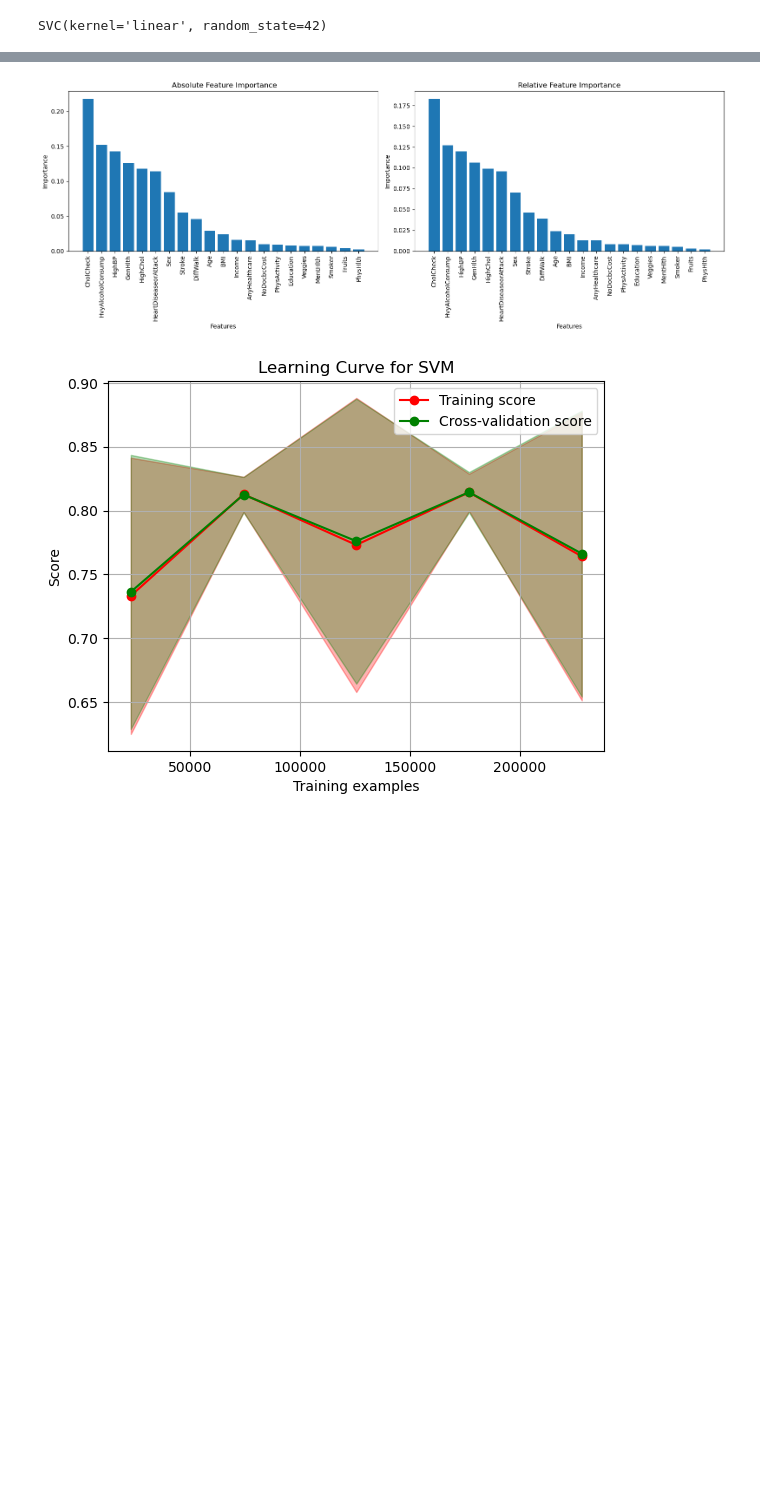
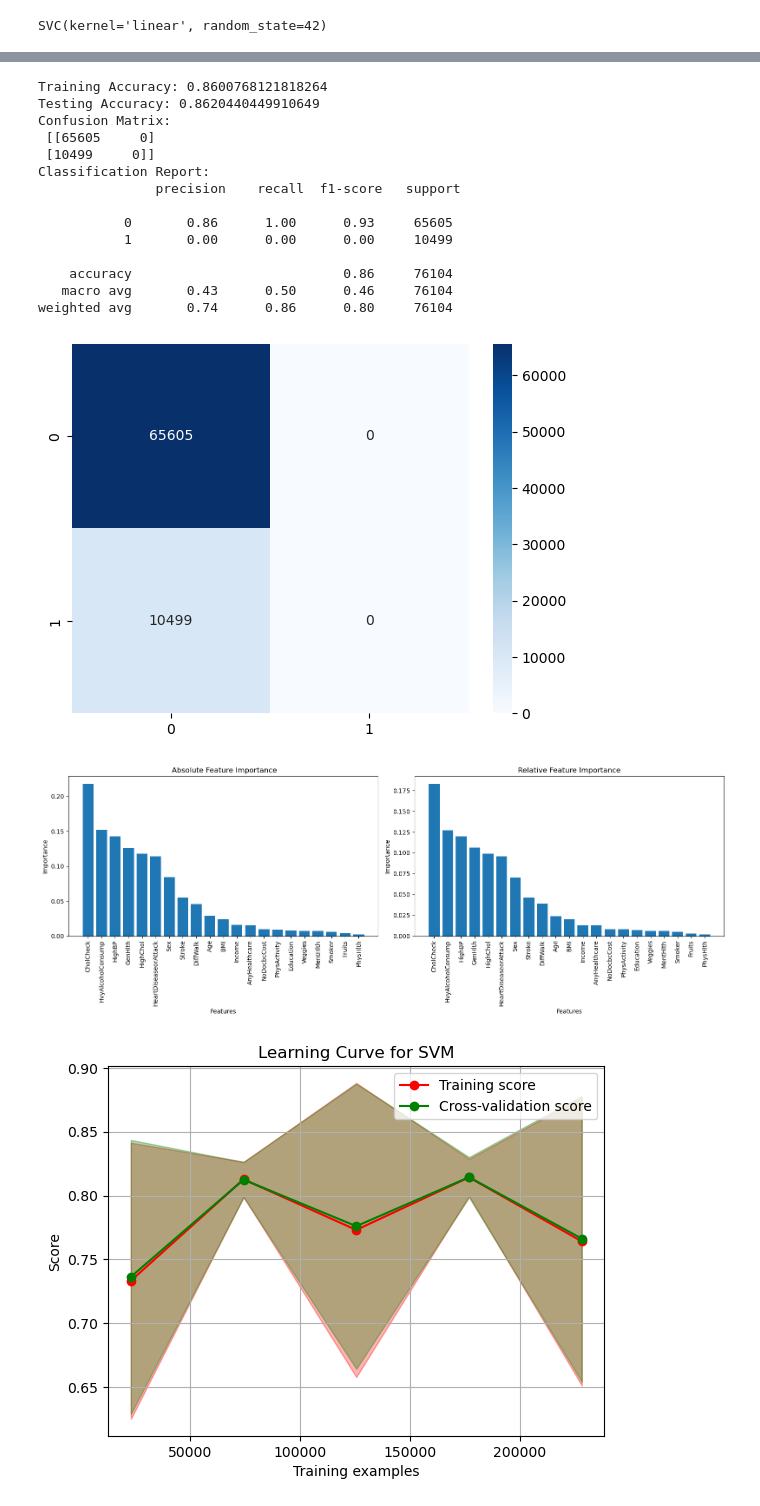
Before and after one commit to yasmineghanem/ML-Project, a Jupyter notebook: SVM.ipynb, the cells around one changed output, grey strips where cells are left out. Drawn from its saved outputs; the diff is of its cells as text; code cells hidden in the pictures; blank space fills up the shorter version.

```diff
--- a/SVM.ipynb
+++ b/SVM.ipynb
@@ -152,3 +239,35 @@ Testing Accuracy: 0.8620900346893724
+# %%
+y_pred_train = svm_model.predict(x_train_pca)
+y_pred_test = svm_model.predict(x_test_pca)
+# %%
+train_accuracy = accuracy_score(y_train_pca, y_pred_train)
+test_accuracy = accuracy_score(y_test_pca, y_pred_test)
+conf_matrix = confusion_matrix(y_test_pca, y_pred_test)
+class_report = classification_report(y_test_pca, y_pred_test)
+
+print("Training Accuracy:", train_accuracy)
+print("Testing Accuracy:", test_accuracy)
+print("Confusion Matrix: \n", conf_matrix)
+print("Classification Report: \n", class_report)
+
+sns.heatmap(conf_matrix, annot=True, fmt='d', cmap='Blues')
+plt.show()
+# %% [output]
+Training Accuracy: 0.8600768121818264
+Testing Accuracy: 0.8620440449910649
+Confusion Matrix:
+ [[65605     0]
+ [10499     0]]
+Classification Report:
+               precision    recall  f1-score   support
+
+           0       0.86      1.00      0.93     65605
+           1       0.00      0.00      0.00     10499
+
+    accuracy                           0.86     76104
+   macro avg       0.43      0.50      0.46     76104
+weighted avg       0.74      0.86      0.80     76104
+[figure, added]
 # %%
 #################################################### Feature's Importance ####################################################
 #1-Absolute Feature Importance
```
Also changed, not shown: parts of 18 cells of this notebook, 2 other files.
